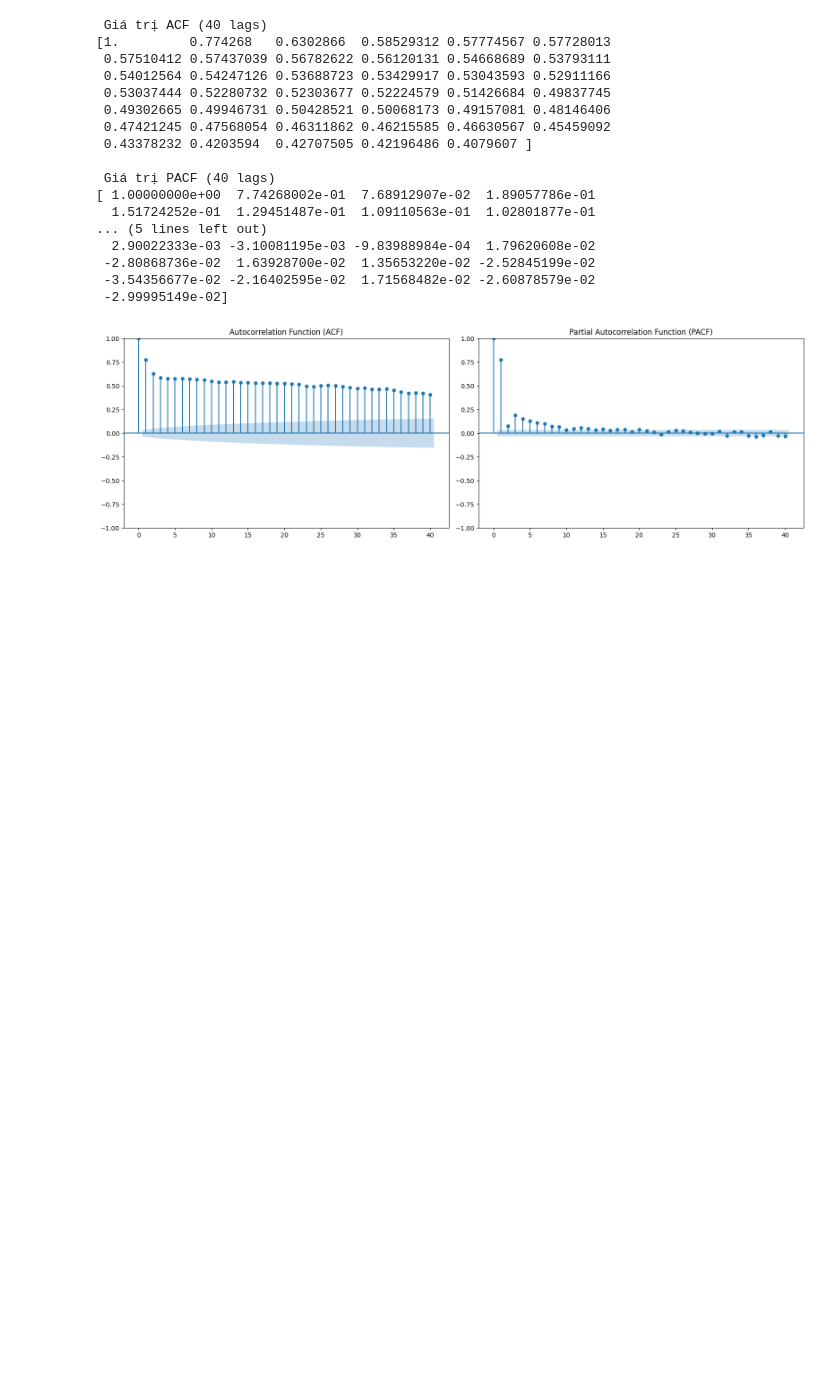
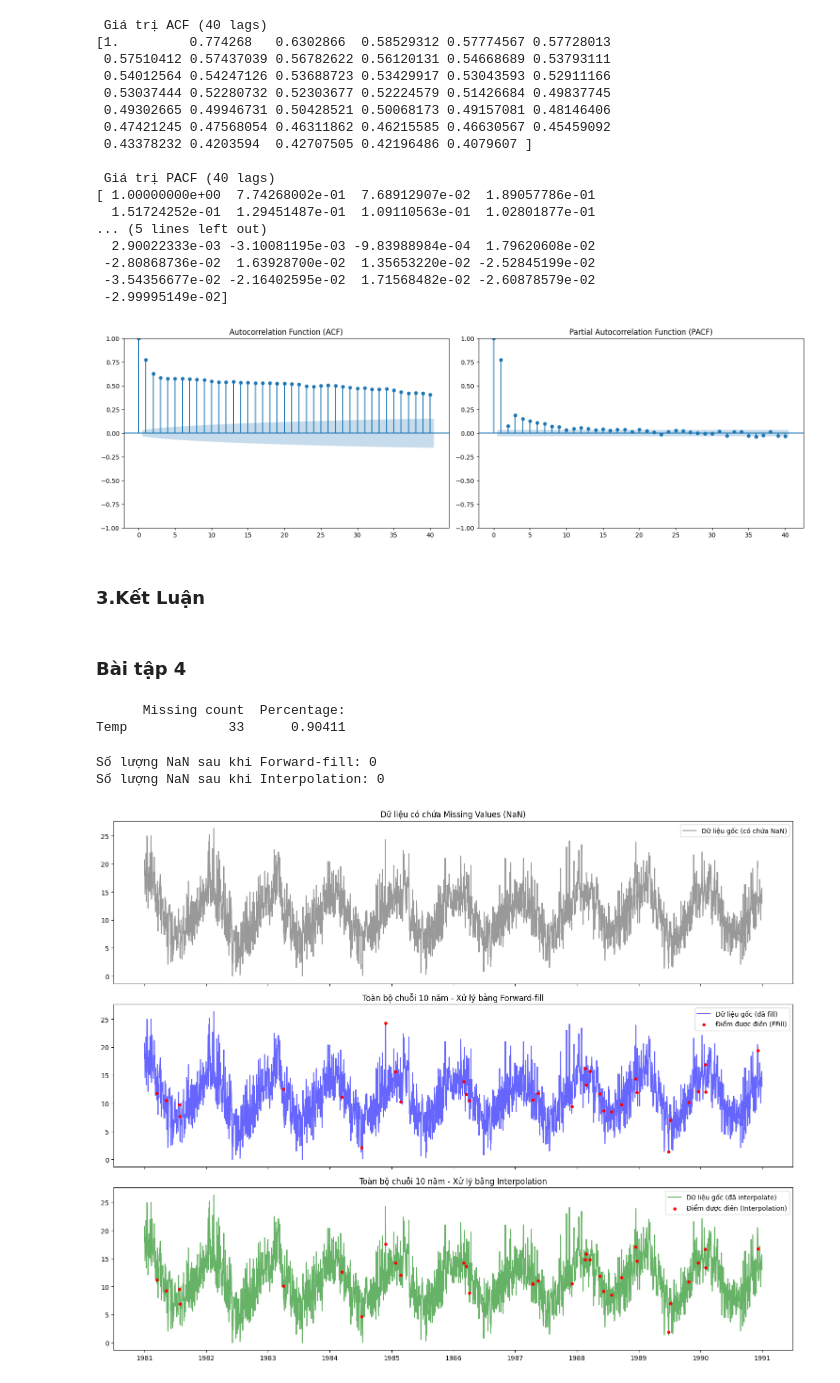
Before and after one commit to luuminhhoa/Lab1_Timeseries, a Jupyter notebook: notebooks/main.ipynb, the cells around one changed output. Drawn from its saved outputs; the diff is of its cells as text; code cells hidden in the pictures; blank space fills up the shorter version.

```diff
--- a/notebooks/main.ipynb
+++ b/notebooks/main.ipynb
@@ -78,3 +78,60 @@ plt.tight_layout()
 plt.show()
 # %% [output]
 [figure]
+# %% [markdown]
+### 3.Kết Luận
+# %% [markdown]
+### Bài tập 4
+# %%
+df_missing = pd.read_csv('../data/processed/daily-min-temperatures-missing.csv', parse_dates=['Date'], index_col='Date')
+missing_count = df_missing.isna().sum()
+missing_percentage = (df_missing.isna().sum() / len(df_missing)) * 100
+missing_report = pd.DataFrame(
+    {"Missing count": missing_count, "Percentage:": missing_percentage}
+)
+print(missing_report)
+# %% [output]
+      Missing count  Percentage:
+Temp             33      0.90411
+# %%
+# Cách 1: Forward-fill
+df_ffill = df_missing.copy()
+df_ffill['Temp'] = df_ffill['Temp'].ffill()
+print("Số lượng NaN sau khi Forward-fill:", df_ffill['Temp'].isna().sum())
+
+# Cách 2: Interpolation
+df_interp = df_missing.copy()
+df_interp['Temp'] = df_interp['Temp'].interpolate(method='linear')
+print("Số lượng NaN sau khi Interpolation:", df_interp['Temp'].isna().sum())
+
+# ---------------------------------------------------------
+# Vẽ biểu đồ so sánh
+# ---------------------------------------------------------
+missing_mask = df_missing['Temp'].isna()
+
+# Khởi tạo 3 khung đồ thị (3 dòng)
+fig, axes = plt.subplots(3, 1, figsize=(15, 12), sharex=True)
+
+# 1. Vẽ toàn bộ dữ liệu bị missing lên axes[0]
+axes[0].plot(df_missing.index, df_missing['Temp'], color='gray', alpha=0.8, label='Dữ liệu gốc (có chứa NaN)')
+axes[0].set_title('Dữ liệu có chứa Missing Values (NaN)')
+axes[0].legend()
+
+# 2. Vẽ toàn bộ dữ liệu sau khi Forward-fill lên axes[1]
+axes[1].plot(df_ffill.index, df_ffill['Temp'], color='blue', alpha=0.6, label='Dữ liệu gốc (đã fill)')
+axes[1].scatter(df_ffill[missing_mask].index, df_ffill.loc[missing_mask, 'Temp'], color='red', s=15, label='Điểm được điền (FFill)', zorder=5)
+axes[1].set_title('Toàn bộ chuỗi 10 năm - Xử lý bằng Forward-fill')
+axes[1].legend()
+
+# 3. Vẽ toàn bộ dữ liệu sau khi Interpolation lên axes[2]
+axes[2].plot(df_interp.index, df_interp['Temp'], color='green', alpha=0.6, label='Dữ liệu gốc (đã interpolate)')
+axes[2].scatter(df_interp[missing_mask].index, df_interp.loc[missing_mask, 'Temp'], color='red', s=15, label='Điểm được điền (Interpolation)', zorder=5)
+axes[2].set_title('Toàn bộ chuỗi 10 năm - Xử lý bằng Interpolation')
+axes[2].legend()
+
+plt.tight_layout()
+plt.show()
+# %% [output]
+Số lượng NaN sau khi Forward-fill: 0
+Số lượng NaN sau khi Interpolation: 0
+[figure, added]
```
Also changed, not shown: parts of 7 cells of this notebook, 2 other files.
